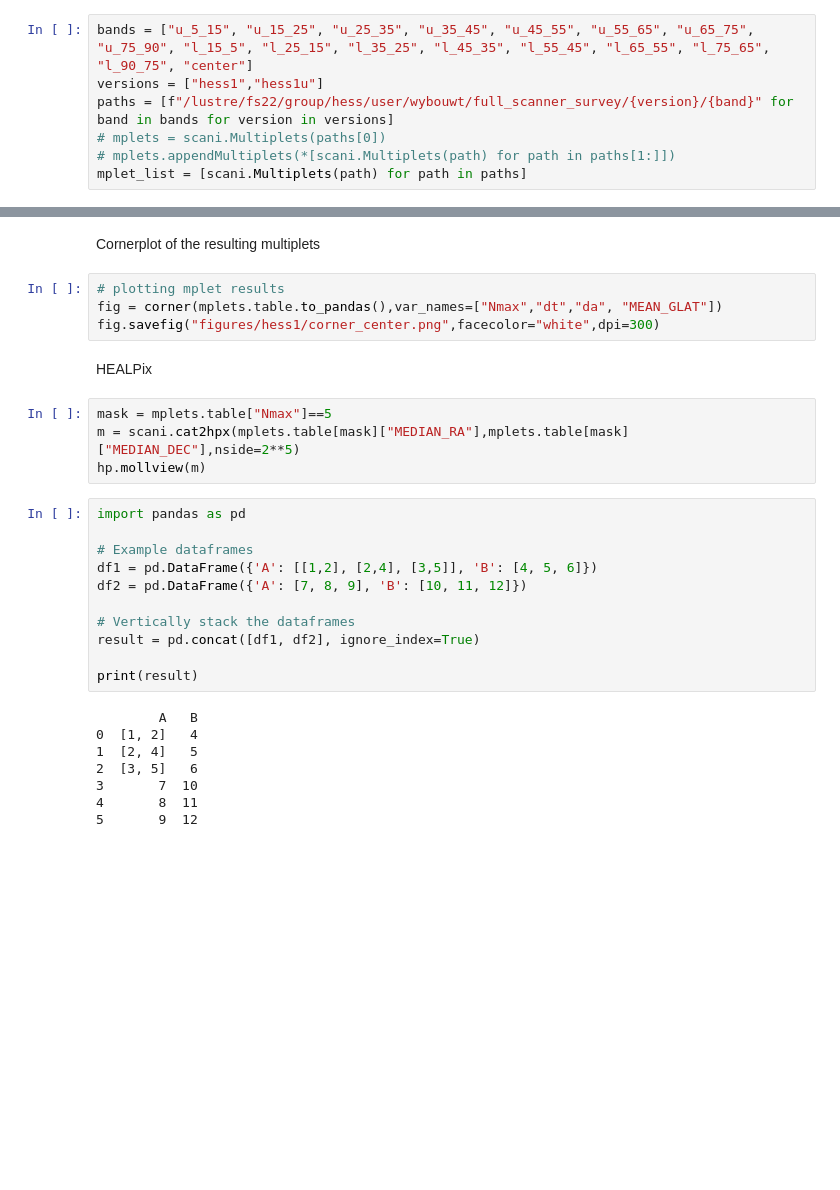
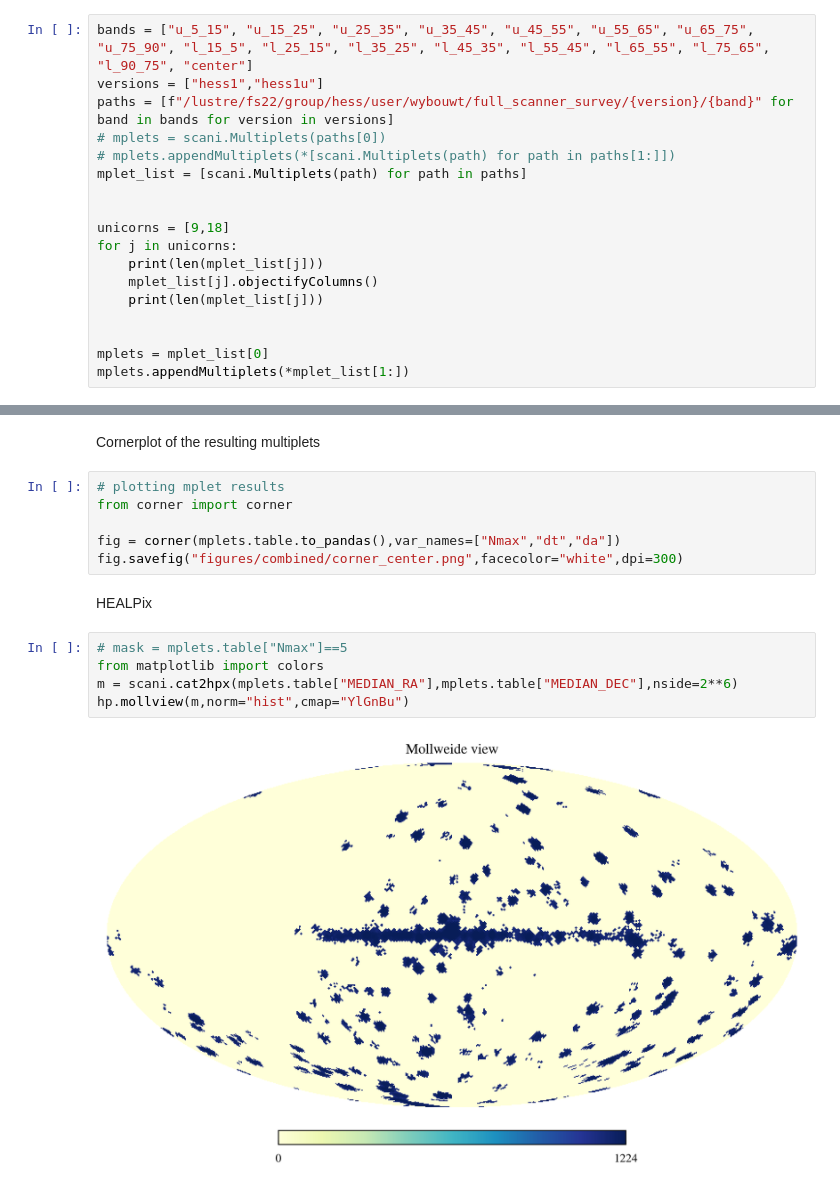
Before and after one commit to annanayjaitly/gamma_transients, a Jupyter notebook: testing/read_scanner_results.ipynb, the cells around one changed output, grey strips where cells are left out. Cells and saved outputs as stored; diff of their text form; blank space fills up the shorter version.

```diff
--- a/testing/read_scanner_results.ipynb
+++ b/testing/read_scanner_results.ipynb
@@ -20,3 +20,14 @@ paths = [f"/lustre/fs22/group/hess/user/wybouwt/full_scanner_survey/{version}/{b
 # mplets = scani.Multiplets(paths[0])
 # mplets.appendMultiplets(*[scani.Multiplets(path) for path in paths[1:]])
 mplet_list = [scani.Multiplets(path) for path in paths]
+
+
+unicorns = [9,18]
+for j in unicorns:
+    print(len(mplet_list[j]))
+    mplet_list[j].objectifyColumns()
+    print(len(mplet_list[j]))
+
+
+mplets = mplet_list[0]
+mplets.appendMultiplets(*mplet_list[1:])
@@ -59,30 +45,16 @@ fig.savefig("figures/hess1/aitoff_center.png",facecolor="white",dpi=300)
 Cornerplot of the resulting multiplets
 # %%
 # plotting mplet results
-fig = corner(mplets.table.to_pandas(),var_names=["Nmax","dt","da", "MEAN_GLAT"])
-fig.savefig("figures/hess1/corner_center.png",facecolor="white",dpi=300)
+from corner import corner
+
+fig = corner(mplets.table.to_pandas(),var_names=["Nmax","dt","da"])
+fig.savefig("figures/combined/corner_center.png",facecolor="white",dpi=300)
 # %% [markdown]
 HEALPix
 # %%
-mask = mplets.table["Nmax"]==5
-m = scani.cat2hpx(mplets.table[mask]["MEDIAN_RA"],mplets.table[mask]["MEDIAN_DEC"],nside=2**5)
-hp.mollview(m)
+# mask = mplets.table["Nmax"]==5
+from matplotlib import colors
+m = scani.cat2hpx(mplets.table["MEDIAN_RA"],mplets.table["MEDIAN_DEC"],nside=2**6)
+hp.mollview(m,norm="hist",cmap="YlGnBu")
+# %% [output]
+[figure, added]
-# %%
-import pandas as pd
-
-# Example dataframes
-df1 = pd.DataFrame({'A': [[1,2], [2,4], [3,5]], 'B': [4, 5, 6]})
-df2 = pd.DataFrame({'A': [7, 8, 9], 'B': [10, 11, 12]})
-
-# Vertically stack the dataframes
-result = pd.concat([df1, df2], ignore_index=True)
-
-print(result)
-# %% [output]
-        A   B
-0  [1, 2]   4
-1  [2, 4]   5
-2  [3, 5]   6
-3       7  10
-4       8  11
-5       9  12
```
Also changed, not shown: parts of 5 cells of this notebook, 1 other file.
